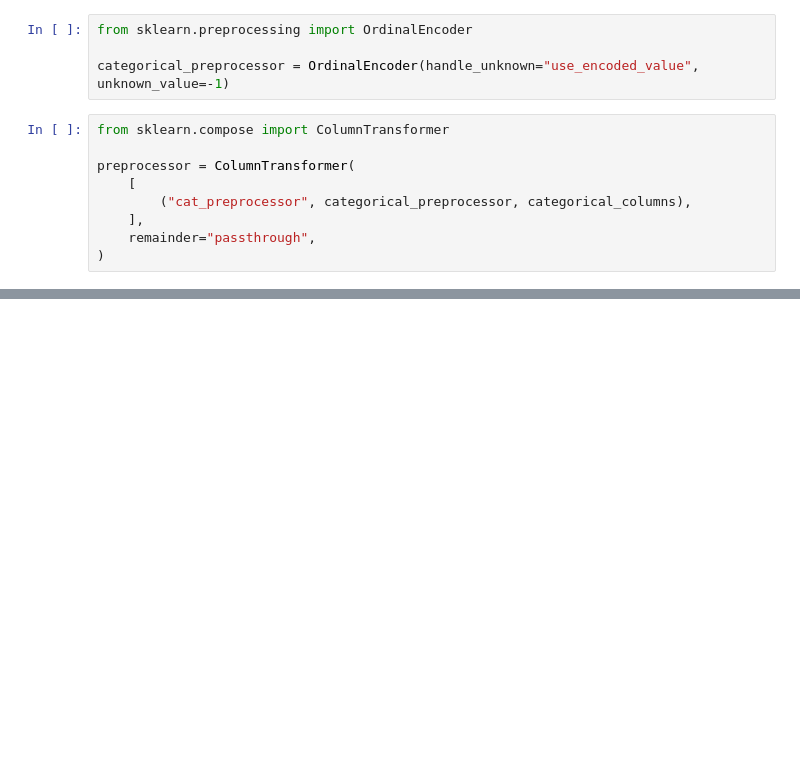
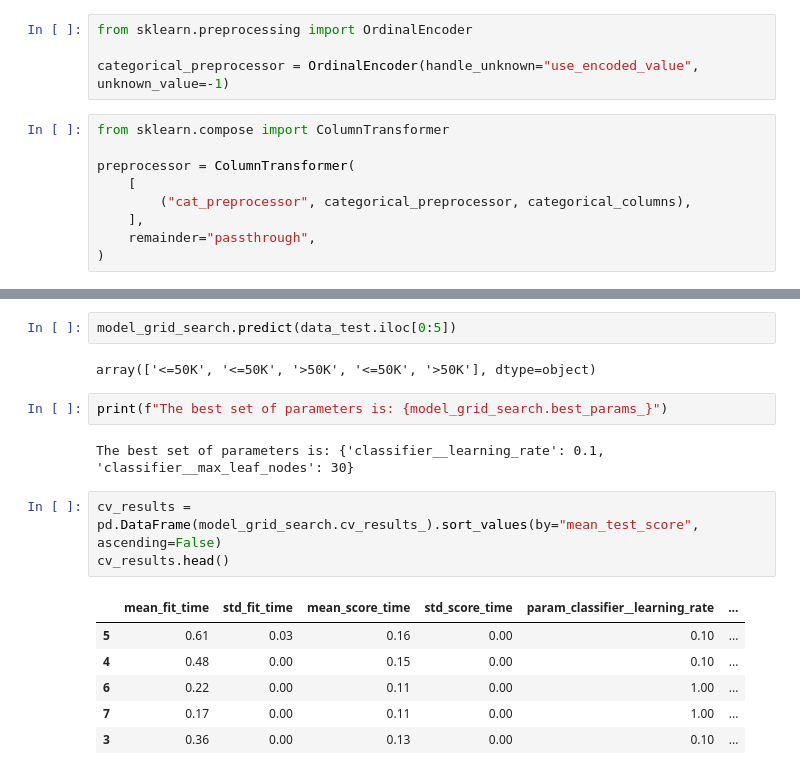
Before and after one commit to DavidGuzzi/inria, a Jupyter notebook: module_3.ipynb, the cells around one changed output, grey strips where cells are left out. Saved outputs shown, nothing was run; the diff lists cells and outputs as text; blank space fills up the shorter version.

```diff
--- a/module_3.ipynb
+++ b/module_3.ipynb
@@ -231,0 +275,18 @@ Pipeline(steps=[('preprocessor',
+# %%
+model_grid_search.predict(data_test.iloc[0:5])
+# %% [output]
+array(['<=50K', '<=50K', '>50K', '<=50K', '>50K'], dtype=object)
+# %%
+print(f"The best set of parameters is: {model_grid_search.best_params_}")
+# %% [output]
+The best set of parameters is: {'classifier__learning_rate': 0.1, 'classifier__max_leaf_nodes': 30}
+# %%
+cv_results = pd.DataFrame(model_grid_search.cv_results_).sort_values(by="mean_test_score", ascending=False)
+cv_results.head()
+# %% [output]
+|  | mean_fit_time | std_fit_time | mean_score_time | std_score_time | param_classifier__learning_rate | ... |
+| 5 | 0.61 | 0.03 | 0.16 | 0.00 | 0.10 | ... |
+| 4 | 0.48 | 0.00 | 0.15 | 0.00 | 0.10 | ... |
+| 6 | 0.22 | 0.00 | 0.11 | 0.00 | 1.00 | ... |
+| 7 | 0.17 | 0.00 | 0.11 | 0.00 | 1.00 | ... |
+| 3 | 0.36 | 0.00 | 0.13 | 0.00 | 0.10 | ... |
```
Also changed, not shown: parts of 7 cells of this notebook.
